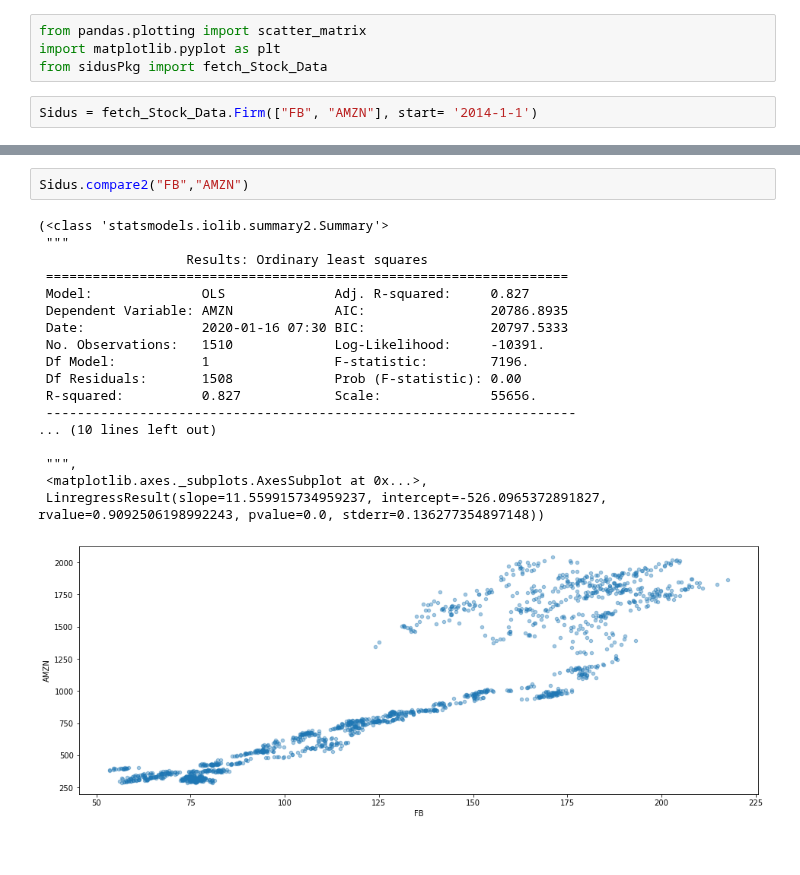
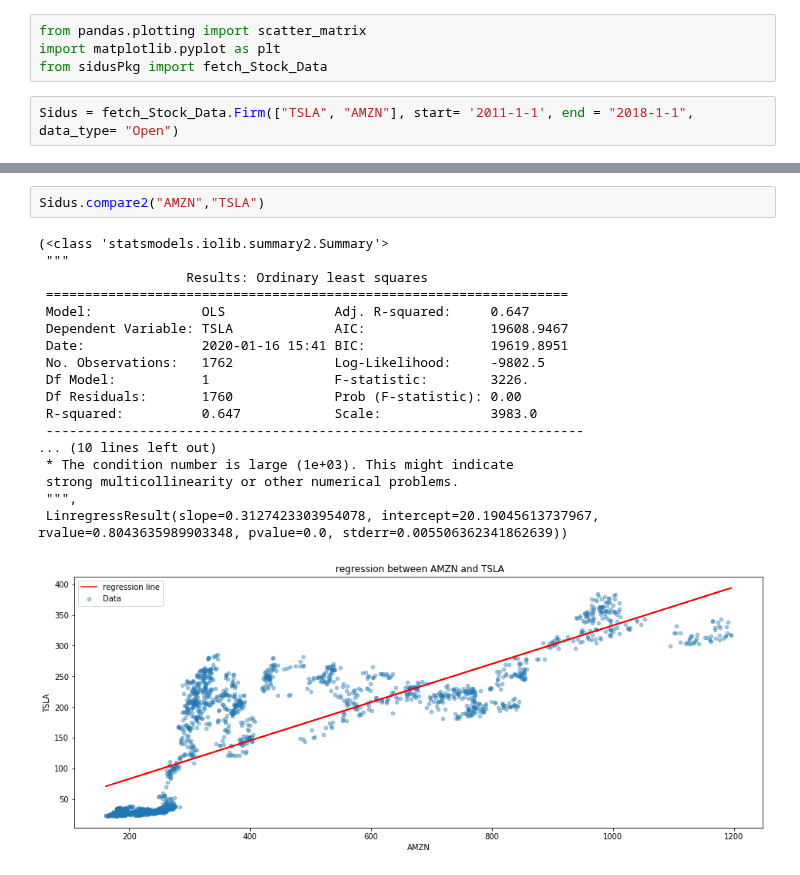
Before and after one commit to Berkat0789/Data_Analysis, a Jupyter notebook: Personal Projects/Sidus/Untitled.ipynb, the cells around one changed output, grey strips where cells are left out. Cells and saved outputs as stored; diff of their text form.

```diff
--- a/Personal Projects/Sidus/Untitled.ipynb
+++ b/Personal Projects/Sidus/Untitled.ipynb
@@ -5,7 +5,7 @@ from pandas.plotting import scatter_matrix
 import matplotlib.pyplot as plt
 from sidusPkg import fetch_Stock_Data
 # %%
-Sidus = fetch_Stock_Data.Firm(["FB", "AMZN"], start= '2014-1-1')
+Sidus = fetch_Stock_Data.Firm(["TSLA", "AMZN"], start= '2011-1-1', end = "2018-1-1", data_type= "Open")
 # %%
 Sidus.fetch_Data()
 # %% [output]
@@ -64,21 +52,21 @@ Sidus.dailyReturns()
 # %%
-Sidus.compare2("FB","AMZN")
+Sidus.compare2("AMZN","TSLA")
 # %% [output]
 (<class 'statsmodels.iolib.summary2.Summary'>
  """
                    Results: Ordinary least squares
  ===================================================================
- Model:              OLS              Adj. R-squared:     0.827
- Dependent Variable: AMZN             AIC:                20786.8935
- Date:               2020-01-16 07:30 BIC:                20797.5333
- No. Observations:   1510             Log-Likelihood:     -10391.
- Df Model:           1                F-statistic:        7196.
- Df Residuals:       1508             Prob (F-statistic): 0.00
- R-squared:          0.827            Scale:              55656.
- --------------------------------------------------------------------
+ Model:              OLS              Adj. R-squared:     0.647
+ Dependent Variable: TSLA             AIC:                19608.9467
+ Date:               2020-01-16 15:41 BIC:                19619.8951
+ No. Observations:   1762             Log-Likelihood:     -9802.5
+ Df Model:           1                F-statistic:        3226.
+ Df Residuals:       1760             Prob (F-statistic): 0.00
+ R-squared:          0.647            Scale:              3983.0
+ ---------------------------------------------------------------------
 ... (10 lines left out)
-
+ * The condition number is large (1e+03). This might indicate
+ strong multicollinearity or other numerical problems.
  """,
- <matplotlib.axes._subplots.AxesSubplot at 0x...>,
- LinregressResult(slope=11.559915734959237, intercept=-526.0965372891827, rvalue=0.9092506198992243, pvalue=0.0, stderr=0.136277354897148))
+ LinregressResult(slope=0.3127423303954078, intercept=20.19045613737967, rvalue=0.8043635989903348, pvalue=0.0, stderr=0.005506362341862639))
-[figure, old version]
+[figure, new version]
```
Also changed, not shown: parts of 7 cells of this notebook, 3 other files.
